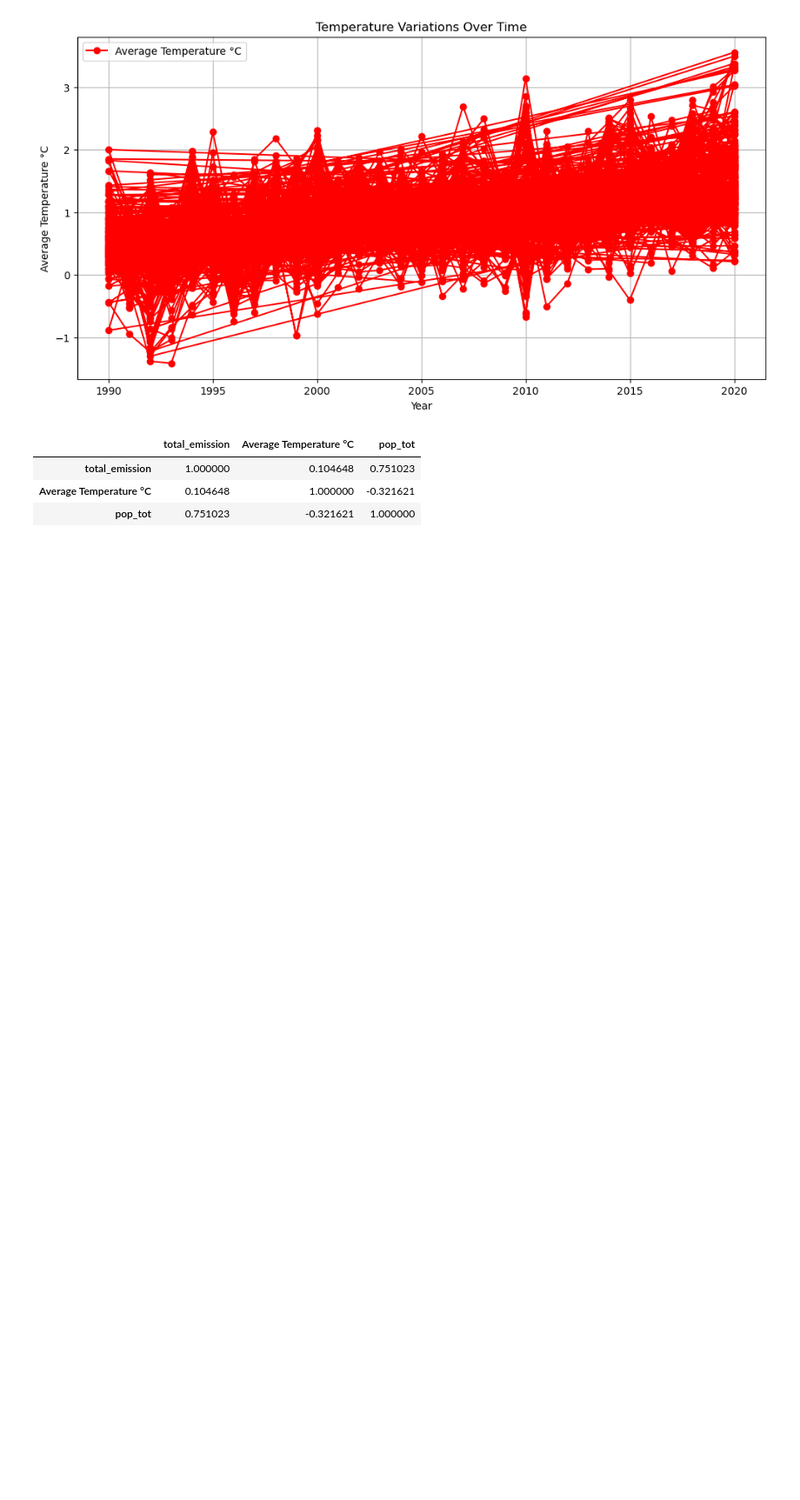
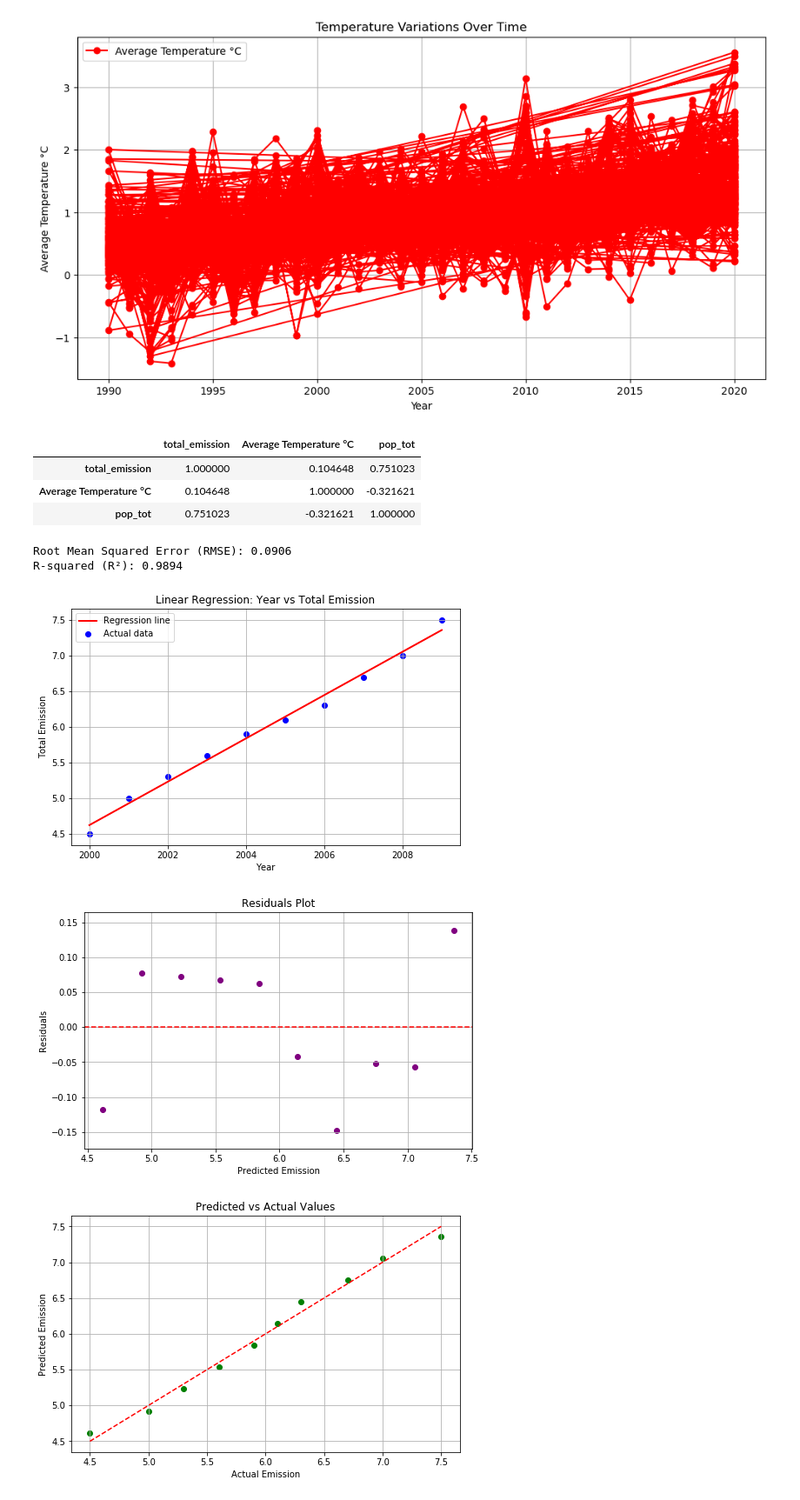
Before and after one commit to Mikateko0926/2401PTDS_Regression_Project, a Jupyter notebook: Regression Project CO2 emissions.ipynb, the cells around one changed output. Shown at 87% size. Saved outputs shown, nothing was run; the diff lists cells and outputs as text; code cells hidden in the pictures; blank space fills up the shorter version.

Commit message:
added regression model

```diff
--- a/Regression Project CO2 emissions.ipynb
+++ b/Regression Project CO2 emissions.ipynb
@@ -627,0 +645,69 @@ correlation.corr()
+# %%
+rmse = np.sqrt(mean_squared_error(y, y_pred))
+
+# Step 6: Calculate R² (R-squared)
+r_squared = model.score(X, y)
+
+# Print RMSE and R² values
+print(f"Root Mean Squared Error (RMSE): {rmse:.4f}")
+print(f"R-squared (R²): {r_squared:.4f}")
+# %% [output]
+Root Mean Squared Error (RMSE): 0.0906
+R-squared (R²): 0.9894
+# %%
+ Create a simple dataset for Linear Regression
+df = pd.DataFrame({
+    'Year': [2000, 2001, 2002, 2003, 2004, 2005, 2006, 2007, 2008, 2009],
+    'total_emission': [4.5, 5.0, 5.3, 5.6, 5.9, 6.1, 6.3, 6.7, 7.0, 7.5]
+})
+
+# Create X (independent variable) and y (dependent variable)
+X = df[['Year']]  # Independent variable (Year)
+y = df['total_emission']  # Dependent variable (total_emission)
+
+# Create a linear regression model
+model = LinearRegression()
+
+# Fit the model
+model.fit(X, y)
+
+# Predict values using the model
+y_pred = model.predict(X)
+
+# Plotting the data and the regression line
+plt.figure(figsize=(8, 5))
+plt.scatter(X, y, color='blue', label='Actual data')  # Scatter plot for actual data
+plt.plot(X, y_pred, color='red', linewidth=2, label='Regression line')  # Regression line
+plt.xlabel('Year')
+plt.ylabel('Total Emission')
+plt.title('Linear Regression: Year vs Total Emission')
+plt.legend()
+plt.grid(True)
+plt.show()
+
+# Calculate residuals
+residuals = y - y_pred
+
+# Plotting the residuals
+plt.figure(figsize=(8, 5))
+plt.scatter(y_pred, residuals, color='purple')
+plt.axhline(0, color='red', linestyle='--')  # Add a line at zero (ideal line)
+plt.title('Residuals Plot')
+plt.xlabel('Predicted Emission')
+plt.ylabel('Residuals')
+plt.grid(True)
+plt.show()
+
+# Predicted vs Actual values plot
+plt.figure(figsize=(8, 5))
+plt.scatter(y, y_pred, color='green')
+plt.plot([min(y), max(y)], [min(y), max(y)], color='red', linestyle='--')  # Ideal line y=x
+plt.title('Predicted vs Actual Values')
+plt.xlabel('Actual Emission')
+plt.ylabel('Predicted Emission')
+plt.grid(True)
+plt.show()
+# %% [output]
+[figure, added]
+[figure, added]
+[figure, added]
```
Also changed, not shown: parts of 3 cells of this notebook.
